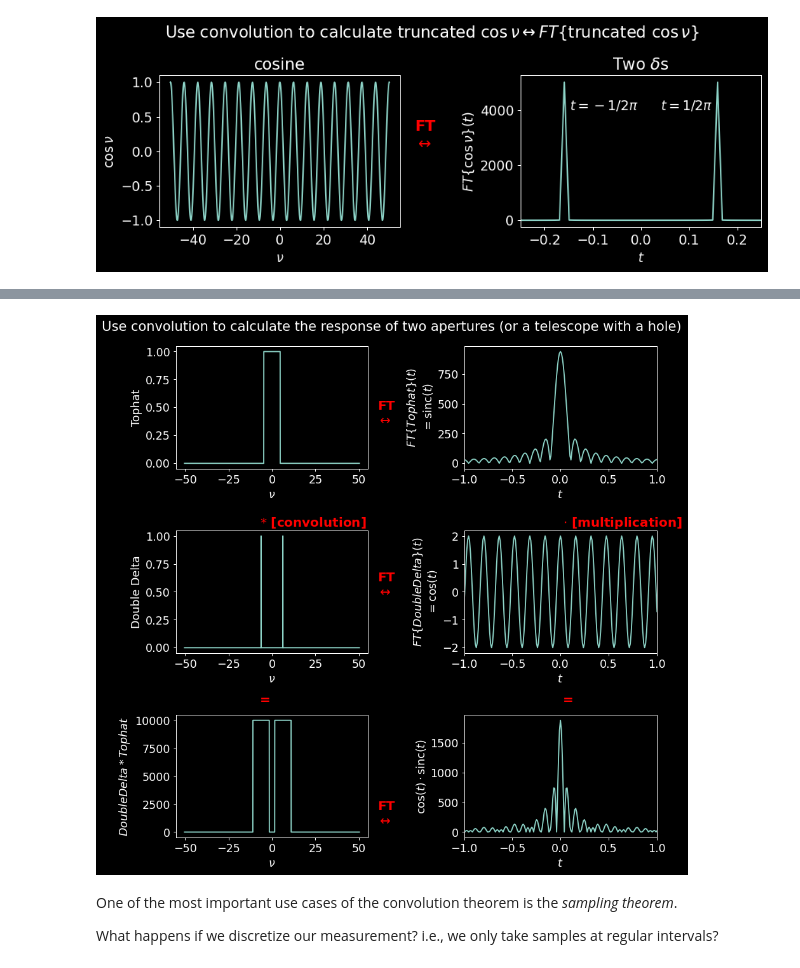
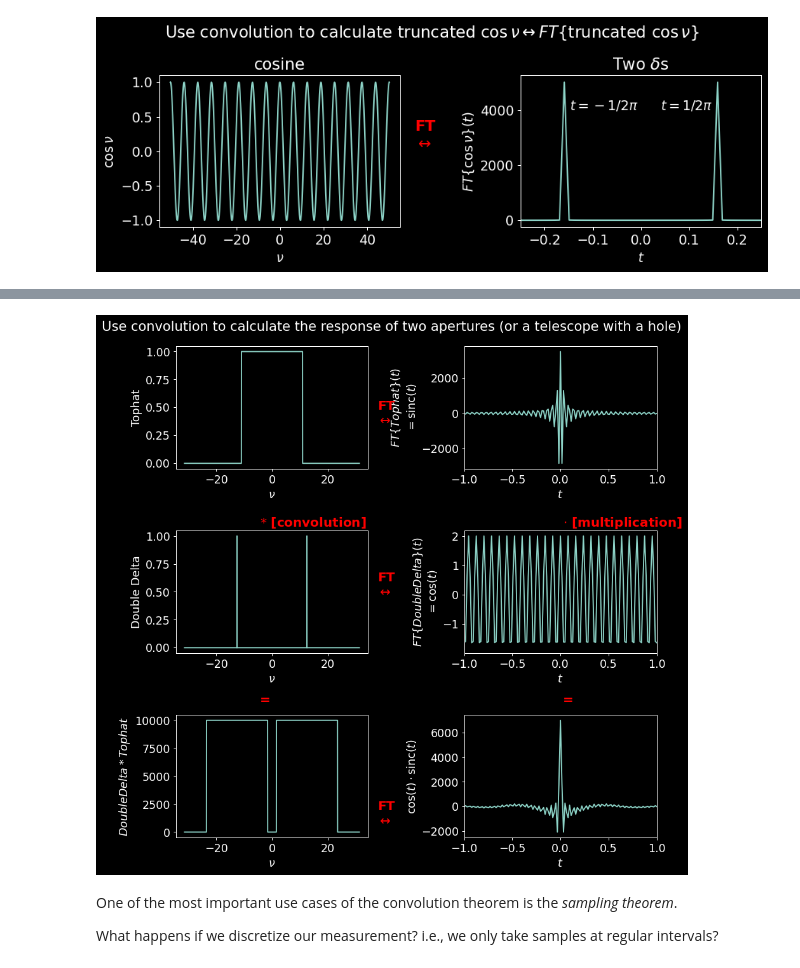
Before and after one commit to keflavich/AST4723-Public-Materials, a Jupyter notebook: FourierTransforms.ipynb, the cells around one changed output, grey strips where cells are left out. Saved outputs shown, nothing was run; the diff lists cells and outputs as text; code cells hidden in the pictures.

```diff
--- a/FourierTransforms.ipynb
+++ b/FourierTransforms.ipynb
@@ -1050,8 +1161,13 @@ What if we want to model a telescope aperture with a hole in the middle?
 # %%
-nu = np.linspace(-16*np.pi, 16*np.pi, 10000)
-y = ((nu > -1.5*np.pi) & (nu < 1.5*np.pi))# | ((nu > np.pi) & (nu < 2*np.pi))
+nu = np.linspace(-10*np.pi, 10*np.pi, 10000)
+y = ((nu > -3.5*np.pi) & (nu < 3.5*np.pi))# | ((nu > np.pi) & (nu < 2*np.pi))
 ftx = np.fft.fft(y)
 tee = np.fft.fftfreq(y.size) / (nu[1]-nu[0])
+
+deltas = np.zeros_like(y)
+deltas[np.argmin(np.abs(nu-4*np.pi))] = 1
+deltas[np.argmin(np.abs(nu+4*np.pi))] = 1
+
 
 fig = pl.figure(figsize=(10,10), dpi=90)
 ax1 = pl.subplot(3,2,1)
@@ -1061,7 +1177,7 @@ ax1.set_ylabel(r'Tophat')
 
 ax2 = pl.subplot(3,2,2)
 inds = np.argsort(tee)
-ax2.plot(tee[inds], np.abs(ftx[inds]))
+ax2.plot(tee[inds], (ftx[inds]).real)
 #ax2.text(-1/(2*np.pi) + 0.01, 4000, r'$t=-1/2\pi$')
 #ax2.text(1/(2*np.pi) - 0.01, 4000, r'$t=1/2\pi$', ha='right')
 ax2.set_xlim([-1, 1]);
@@ -1070,16 +1186,15 @@ ax2.set_ylabel(r'$FT\{Tophat\}(t)$'
                '\n$=\mathrm{sinc}(t)$');
 
 ax3 = pl.subplot(3,2,3)
-deltas = np.zeros_like(y)
-deltas[np.argmin(np.abs(nu-2*np.pi))] = 1
-deltas[np.argmin(np.abs(nu+2*np.pi))] = 1
 ax3.plot(nu, deltas)
 ax3.set_xlabel('$\\nu$')
 ax3.set_ylabel(r'Double Delta');
 
 
 ax5 = pl.subplot(3,2,5)
-ax5.plot(nu, np.fft.fftshift(np.fft.fft(np.fft.fft(np.fft.fftshift(deltas)) * np.fft.fft(np.fft.fftshift(y)))))
+ax5.plot(nu,
+         np.fft.fftshift(np.fft.fft(np.fft.fft(np.fft.fftshift(deltas)) * np.fft.fft(np.fft.fftshift(y)))).real
+        )
 ax5.set_xlabel('$\\nu$')
 ax5.set_ylabel(r'$Double Delta * Tophat$');
 
@@ -1088,35 +1203,35 @@ ax4 = pl.subplot(3,2,4)
 inds = np.argsort(tee)
 ftx2 = np.fft.fft(np.fft.fftshift(deltas))
 ax4.plot(tee[inds], (ftx2[inds]).real )
 ax4.set_xlim([-1, 1]);
 ax4.set_xlabel('$t$')
 
 ax4.set_ylabel(r'$FT\{Double Delta\}(t)$'
                '\n$=\\cos(t)$');
 
 
 ax6 = pl.subplot(3,2,6)
 inds = np.argsort(tee)
 ftx3 = np.fft.fft(np.fft.fftshift(deltas))*np.fft.fft(np.fft.fftshift(y))
-ax6.plot(tee[inds], np.abs(ftx3[inds]).real, )
+ax6.plot(tee[inds], (ftx3[inds]).real, )
 ax6.set_xlim([-1, 1]);
 ax6.set_ylabel(r'$\cos(t) \cdot \mathrm{sinc}(t)$');
 ax6.set_xlabel('$t$')
 
 
 
 pl.suptitle(r"Use convolution to calculate the response of two apertures (or a telescope with a hole)");
 pl.tight_layout()
 pl.subplots_adjust(wspace=0.5, hspace=0.5)
 pl.text(0.475, 0.8, "FT\n$\\leftrightarrow$", transform=fig.transFigure, color='r', weight='bold', fontsize=16);
 pl.text(0.475, 0.5, "FT\n$\\leftrightarrow$", transform=fig.transFigure, color='r', weight='bold', fontsize=16);
 pl.text(0.475, 0.1, "FT\n$\\leftrightarrow$", transform=fig.transFigure, color='r', weight='bold', fontsize=16);
 pl.text(0.27, 0.62, "$*$ [convolution]", transform=fig.transFigure, color='r', weight='bold', fontsize=16);
 pl.text(0.8, 0.62, "$\cdot$ [multiplication]",  transform=fig.transFigure, color='r', weight='bold', fontsize=16);
 pl.text(0.27, 0.31, "=", transform=fig.transFigure, color='r', weight='bold', fontsize=16);
 pl.text(0.8, 0.31, "=", transform=fig.transFigure, color='r', weight='bold', fontsize=16);
 # %% [output]
-[figure, old version]
+[figure, new version]
 # %% [markdown]
 One of the most important use cases of the convolution theorem is the _sampling theorem_.
 
```
Also changed, not shown: parts of 32 cells of this notebook.
